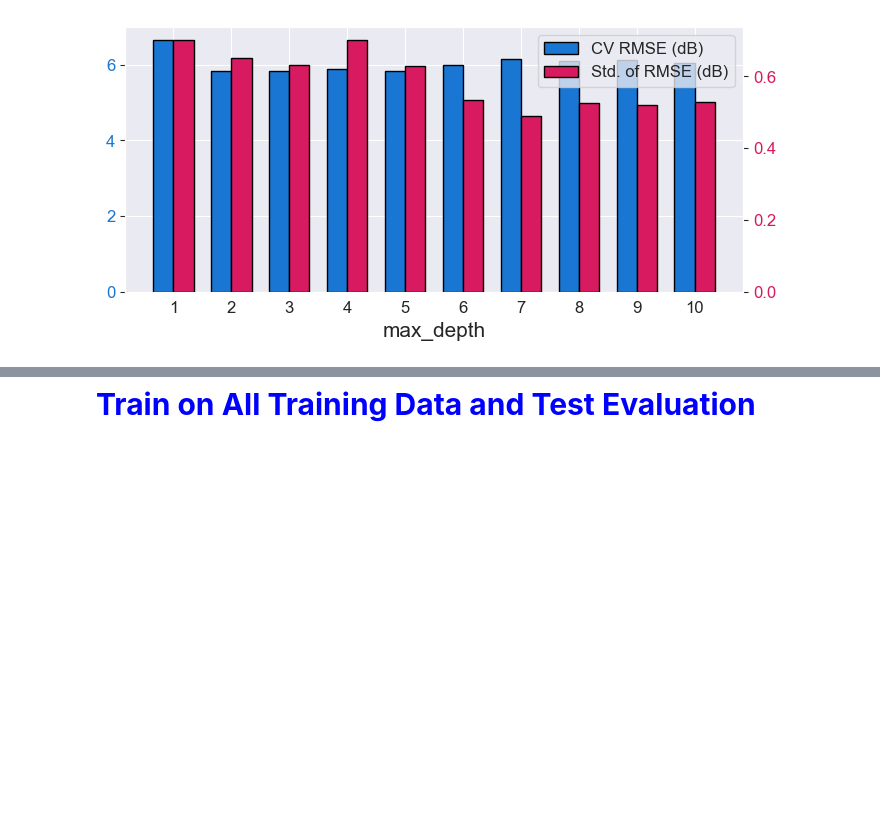
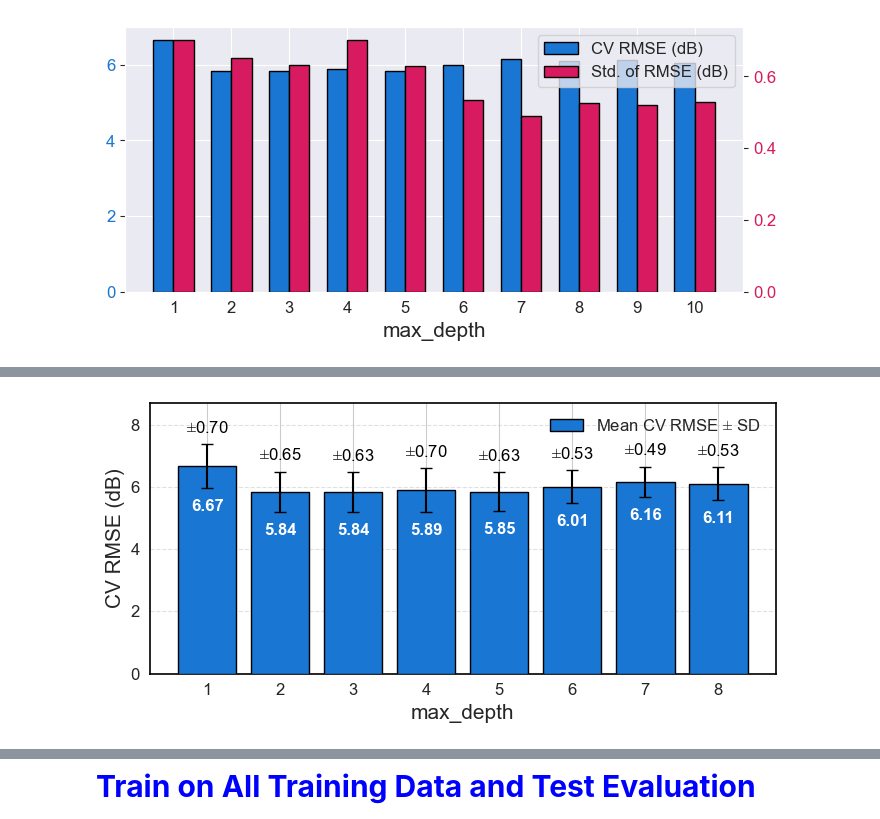
Before and after one commit to nahshonmokua/LoRaWAN-IndoorPathLossModeling-ML, a Jupyter notebook: 04_XGBoost.ipynb, the cells around one changed output, grey strips where cells are left out. Saved outputs shown, nothing was run; the diff lists cells and outputs as text; code cells hidden in the pictures; blank space fills up the shorter version.

Commit message:
Use of error bars introduced.

```diff
--- a/04_XGBoost.ipynb
+++ b/04_XGBoost.ipynb
@@ -566,0 +442,94 @@ plt.show()
+# %%
+# Plot and save the focused XGBoost CV RMSE figure based on max_depth
+
+tick_fontsize   = 12
+axis_labelsize  = 15
+legend_fontsize = 12
+
+plt.rcParams["font.family"] = "Times New Roman"
+plt.rcParams["mathtext.fontset"] = "custom"
+plt.rcParams["mathtext.rm"] = "Times New Roman"
+sns.set_style("whitegrid")
+
+cv_df_plot = cv_df.copy()
+
+cv_df_plot["max_depth"] = pd.to_numeric(cv_df_plot["max_depth"], errors="coerce")
+cv_df_plot["CV_RMSE"] = pd.to_numeric(cv_df_plot["best_cv_rmse"], errors="coerce")
+cv_df_plot["STD_RMSE"] = pd.to_numeric(cv_df_plot["std_cv_rmse"], errors="coerce")
+
+cv_df_plot = cv_df_plot[
+    cv_df_plot["max_depth"] <= 8
+].copy()
+
+cv_df_plot = cv_df_plot.sort_values("max_depth").reset_index(drop=True)
+
+if cv_df_plot.empty:
+    raise ValueError("No XGBoost CV rows found for max_depth <= 6.")
+
+fig, ax = plt.subplots(figsize=(7, 3.5))
+
+bars = ax.bar(
+    cv_df_plot["max_depth"],
+    cv_df_plot["CV_RMSE"],
+    yerr=cv_df_plot["STD_RMSE"],
+    capsize=4,
+    color="#1976d2",
+    edgecolor="black",
+    linewidth=1,
+    zorder=3,
+    label=r"Mean CV RMSE $\pm$ SD"
+)
+
+ax.set_xlabel("max_depth", fontsize=axis_labelsize)
+ax.set_ylabel("CV RMSE (dB)", fontsize=axis_labelsize)
+ax.set_xticks(cv_df_plot["max_depth"])
+ax.set_xticklabels([f"{int(v)}" for v in cv_df_plot["max_depth"]], fontsize=tick_fontsize)
+ax.tick_params(axis="y", labelsize=tick_fontsize)
+ax.grid(True, axis="y", linestyle="--", alpha=0.6)
+
+for _, row in cv_df_plot.iterrows():
+    ax.annotate(
+        f'{row["CV_RMSE"]:.2f}',
+        (row["max_depth"], row["CV_RMSE"] - row["STD_RMSE"]),
+        textcoords="offset points",
+        xytext=(0, -8),
+        ha="center",
+        va="top",
+        fontsize=tick_fontsize,
+        color="white",
+        fontweight="bold"
+    )
+
+for _, row in cv_df_plot.iterrows():
+    ax.annotate(
+        rf'$\pm${row["STD_RMSE"]:.2f}',
+        (row["max_depth"], row["CV_RMSE"] + row["STD_RMSE"]),
+        textcoords="offset points",
+        xytext=(0, 6),
+        ha="center",
+        va="bottom",
+        fontsize=12,
+        color="#000000"
+)
+
+ax.set_ylim(
+    0,
+    float((cv_df_plot["CV_RMSE"] + cv_df_plot["STD_RMSE"]).max()) * 1.18
+)
+
+for spine in ax.spines.values():
+    spine.set_visible(True)
+    spine.set_edgecolor("black")
+    spine.set_linewidth(1.2)
+
+ax.legend(loc="upper right", fontsize=legend_fontsize, frameon=False)
+
+fig.tight_layout()
+
+fig_path = os.path.join(FIGURES_DIR, "XGB_bestRMSE_STD_perDepth.png")
+plt.savefig(fig_path, dpi=600, bbox_inches="tight", pad_inches=0.03)
+
+plt.show()
+print(f"Saved figure: {fig_path}")
+# %% [output]
+[figure, added]
```
Also changed, not shown: parts of 4 cells of this notebook, 9 other files.
